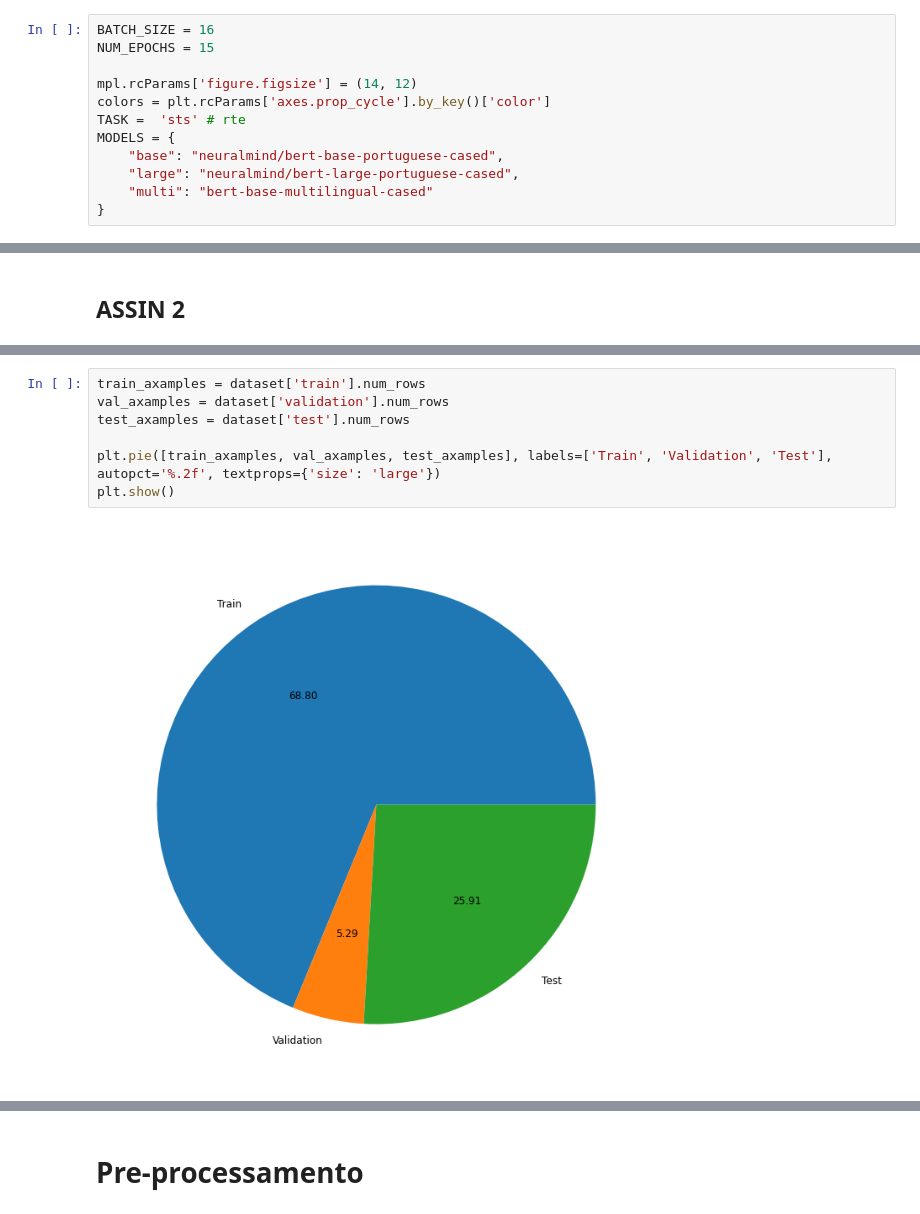
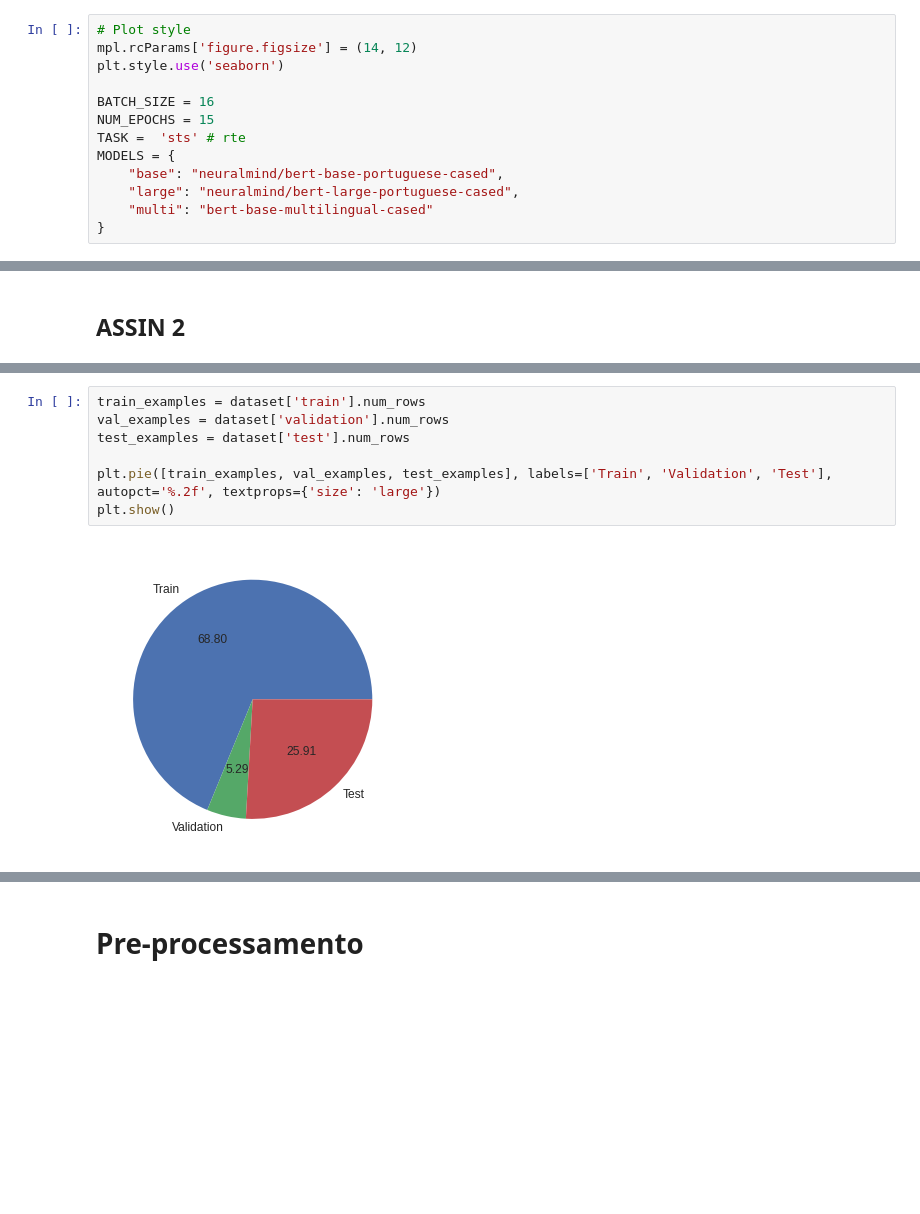
Before and after one commit to pedrosena138/assin2-bertimbau-benchmark, a Jupyter notebook: ASSIN2_Portuguese_BERT_TensorFlow.ipynb, the cells around one changed output, grey strips where cells are left out. Saved outputs shown, nothing was run; the diff lists cells and outputs as text; blank space fills up the shorter version.

```diff
--- a/ASSIN2_Portuguese_BERT_TensorFlow.ipynb
+++ b/ASSIN2_Portuguese_BERT_TensorFlow.ipynb
@@ -41,10 +42,11 @@ from sklearn.metrics import confusion_matrix
 from sklearn.model_selection import train_test_split
 # %%
+# Plot style
+mpl.rcParams['figure.figsize'] = (14, 12)
+plt.style.use('seaborn')
+
 BATCH_SIZE = 16
 NUM_EPOCHS = 15
-
-mpl.rcParams['figure.figsize'] = (14, 12)
-colors = plt.rcParams['axes.prop_cycle'].by_key()['color']
 TASK =  'sts' # rte
 MODELS = {
     "base": "neuralmind/bert-base-portuguese-cased",
@@ -87,9 +90,9 @@ WARNING:datasets.builder:Found cached dataset assin2 (/root/.cache/huggingface/d
 # %%
-train_axamples = dataset['train'].num_rows
-val_axamples = dataset['validation'].num_rows
-test_axamples = dataset['test'].num_rows
+train_examples = dataset['train'].num_rows
+val_examples = dataset['validation'].num_rows
+test_examples = dataset['test'].num_rows
 
-plt.pie([train_axamples, val_axamples, test_axamples], labels=['Train', 'Validation', 'Test'], autopct='%.2f', textprops={'size': 'large'})
+plt.pie([train_examples, val_examples, test_examples], labels=['Train', 'Validation', 'Test'], autopct='%.2f', textprops={'size': 'large'})
 plt.show()
 # %% [output]
-[figure, old version]
+[figure, new version]
```
Also changed, not shown: parts of 14 cells of this notebook.
